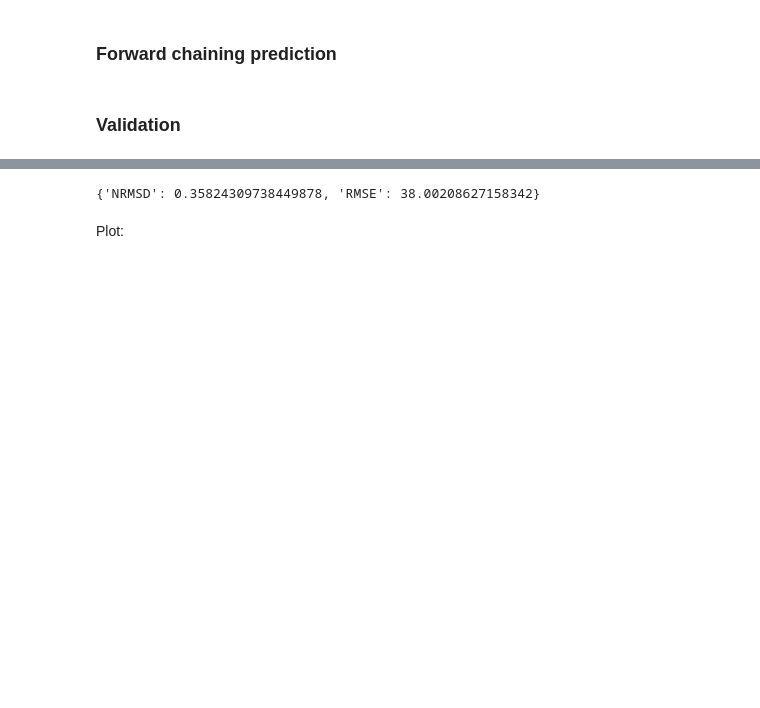
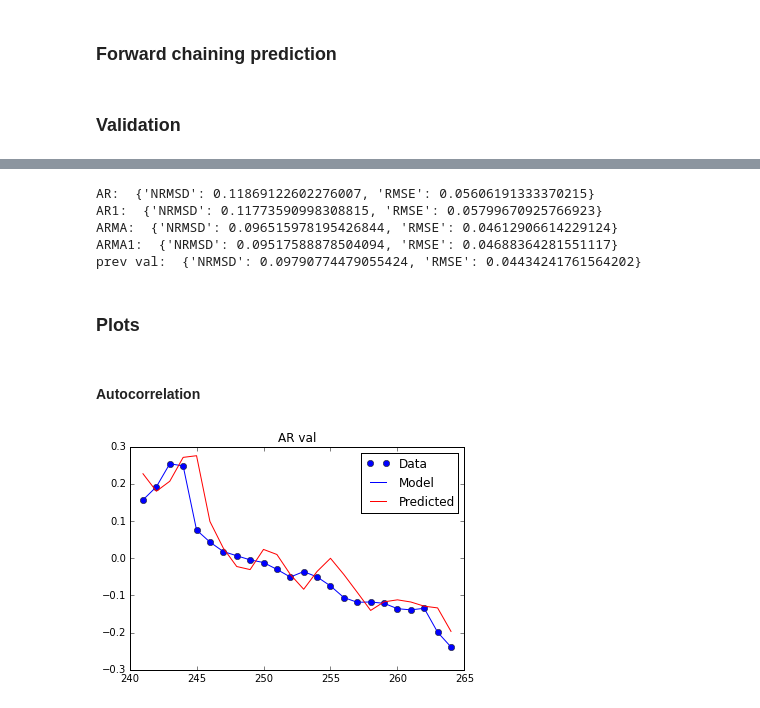
Before and after one commit to mkarlovc/ts, a Jupyter notebook: TimeSeries Analysis.ipynb, the cells around one changed output, grey strips where cells are left out. Saved outputs shown, nothing was run; the diff lists cells and outputs as text; code cells hidden in the pictures; blank space fills up the shorter version.

```diff
--- a/TimeSeries Analysis.ipynb
+++ b/TimeSeries Analysis.ipynb
@@ -36,7 +73,22 @@ Validation of the previous value baseline:
-# %%
-print model.validation_prev(model.AR(indicator),24)
-# %% [output]
-{'NRMSD': 0.35824309738449878, 'RMSE': 38.00208627158342}
-# %% [markdown]
-Plot:
+# %%
+print "AR: ",fc_ar[2]
+print "AR1: ",fc_ar1[2]
+print "ARMA: ",fc_arma[2]
+print "ARMA1: ",fc_arma1[2]
+print "prev val: ",prev_val[1]
+# %% [output]
+AR:  {'NRMSD': 0.11869122602276007, 'RMSE': 0.05606191333370215}
+AR1:  {'NRMSD': 0.11773590998308815, 'RMSE': 0.05799670925766923}
+ARMA:  {'NRMSD': 0.096515978195426844, 'RMSE': 0.04612906614229124}
+ARMA1:  {'NRMSD': 0.09517588878504094, 'RMSE': 0.04688364281551117}
+prev val:  {'NRMSD': 0.09790774479055424, 'RMSE': 0.04434241761564202}
+# %% [markdown]
+### Plots
+# %% [markdown]
+#### Autocorrelation
+# %%
+model.plot_pred("AR val", indicator, indicator, fc_ar[0], fc_ar[1])
+#model.plot_pred("AR val", indicator, indicator, ar_v[0], ar_v[1])
+# %% [output]
+[figure, added]
 # %%
```
Also changed, not shown: parts of 23 cells of this notebook, 5 other files.
